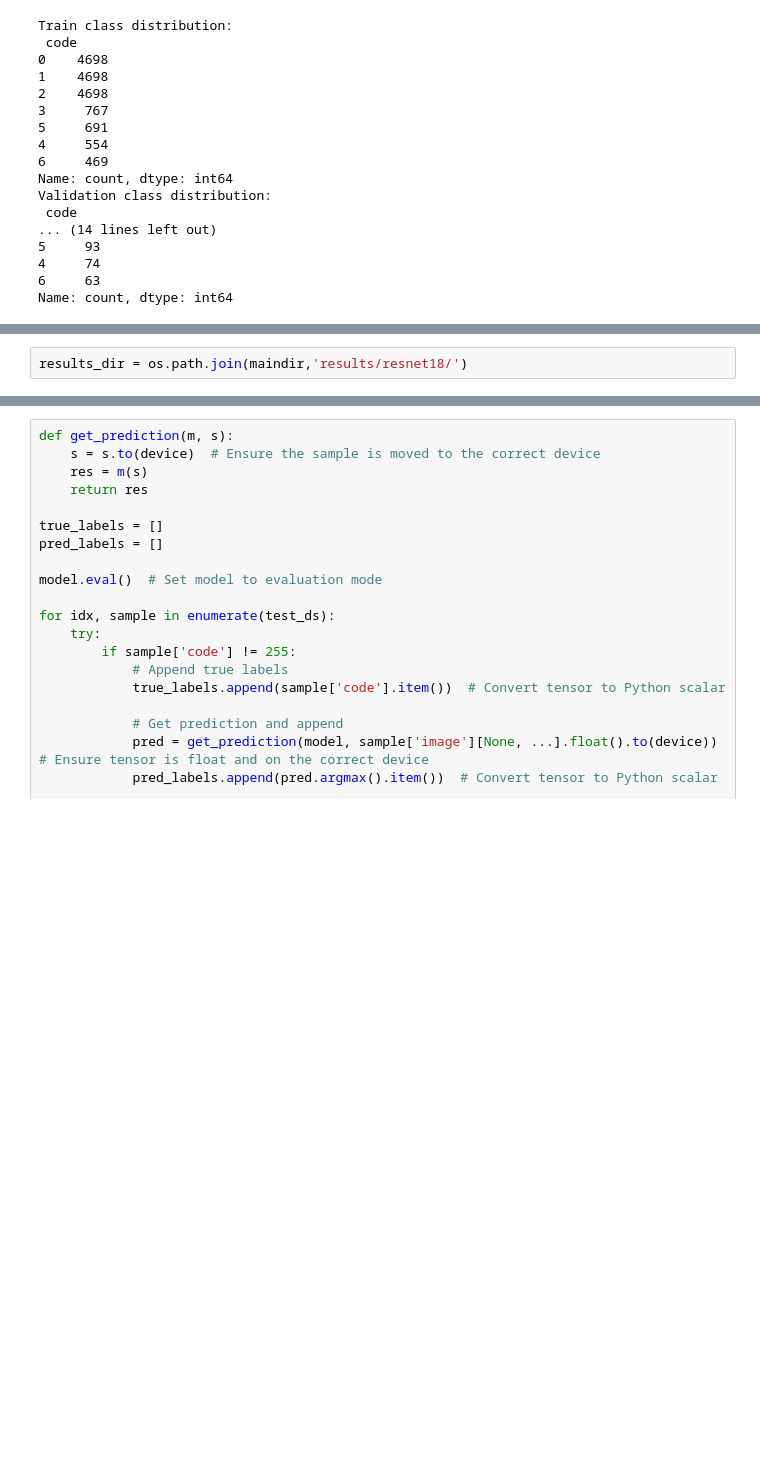
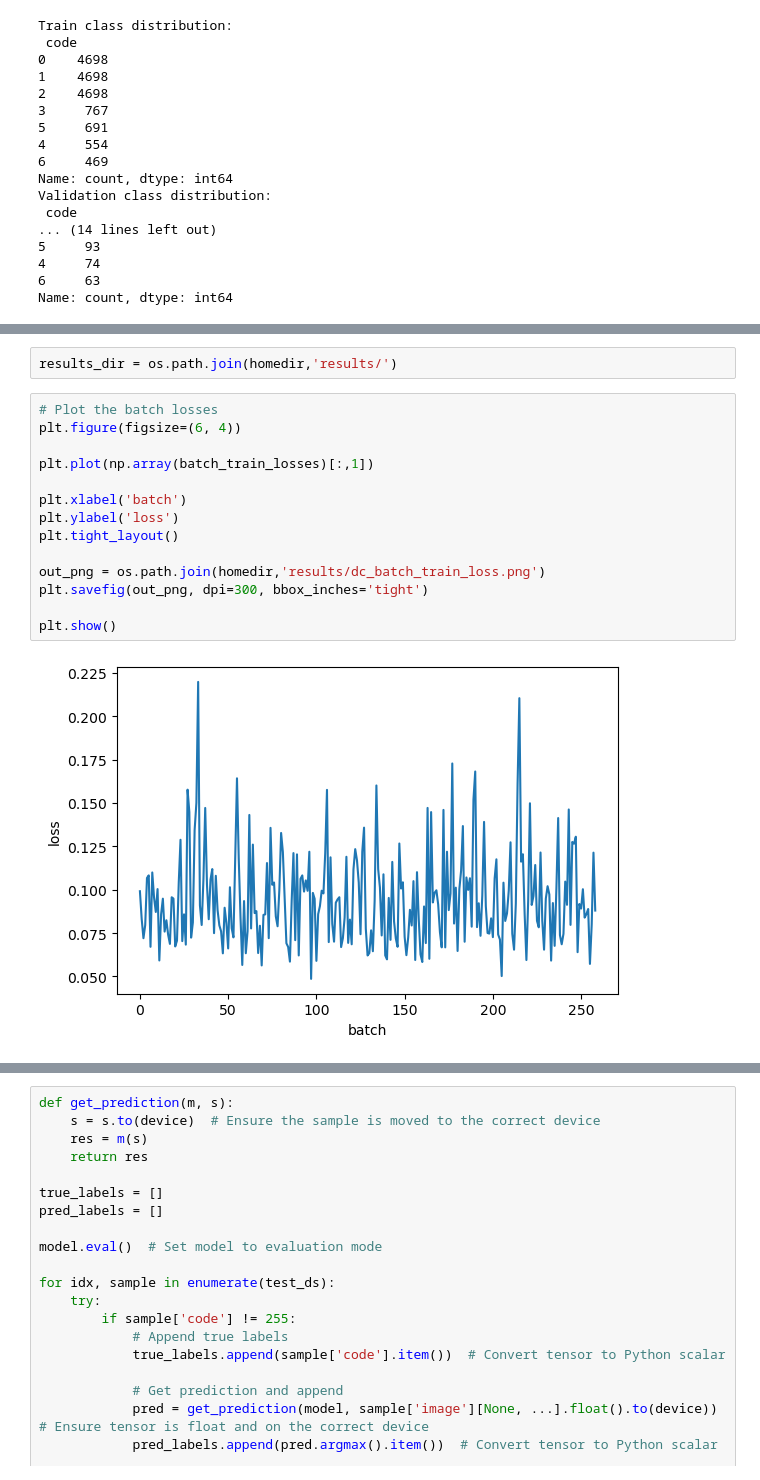
Before and after one commit to maxwellCcook/rooftop-mapping, a Jupyter notebook: code/04resnet18-training-dc.ipynb, the cells around one changed output, grey strips where cells are left out. Cells and saved outputs as stored; diff of their text form; blank space fills up the shorter version.

```diff
--- a/code/04resnet18-training-dc.ipynb
+++ b/code/04resnet18-training-dc.ipynb
@@ -494,3 +411,19 @@ Total elapsed time: 806.74 minutes.
-# %%
-results_dir = os.path.join(maindir,'results/resnet18/')
+# %%
+results_dir = os.path.join(homedir,'results/')
+# %%
+# Plot the batch losses
+plt.figure(figsize=(6, 4))
+
+plt.plot(np.array(batch_train_losses)[:,1])
+
+plt.xlabel('batch')
+plt.ylabel('loss')
+plt.tight_layout()
+
+out_png = os.path.join(homedir,'results/dc_batch_train_loss.png')
+plt.savefig(out_png, dpi=300, bbox_inches='tight')
+
+plt.show()
+# %% [output]
+[figure, added]
 # %%
```
Also changed, not shown: parts of 43 cells of this notebook, 1 other file.
